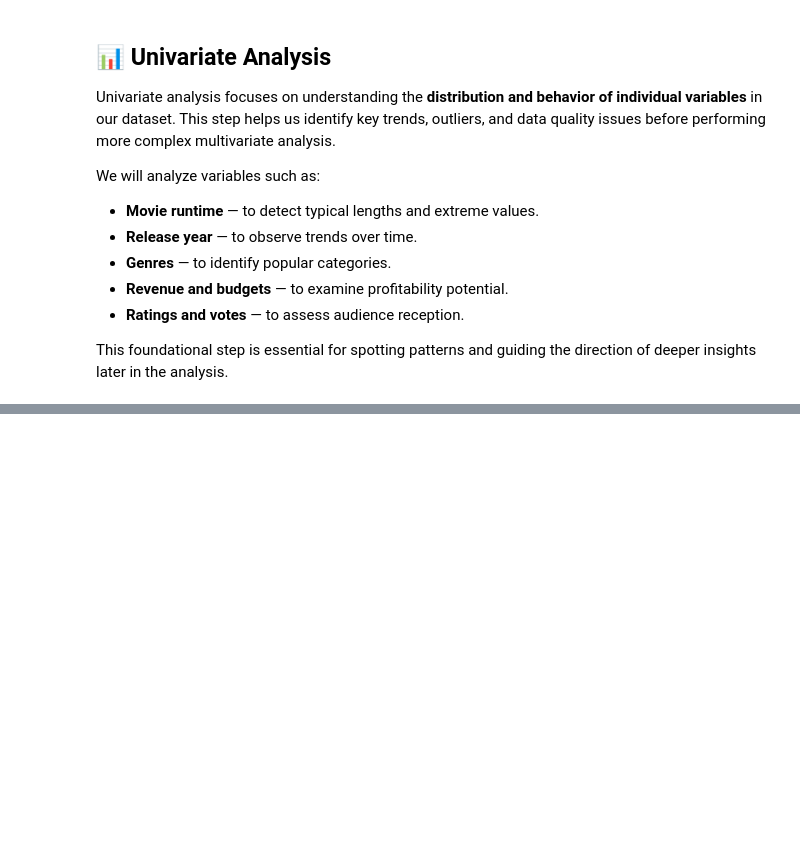
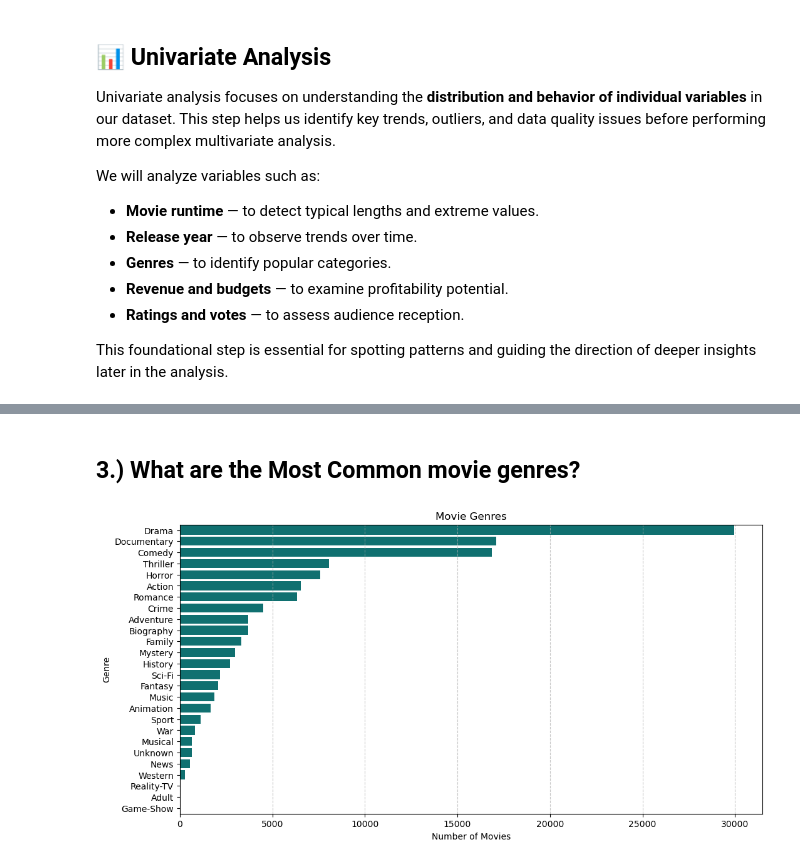
Before and after one commit to Arasirwa/stunning-computing-machine, a Jupyter notebook: notebooks/movie_analysis.ipynb, the cells around one changed output, grey strips where cells are left out. Drawn from its saved outputs; the diff is of its cells as text; code cells hidden in the pictures; blank space fills up the shorter version.

```diff
--- a/notebooks/movie_analysis.ipynb
+++ b/notebooks/movie_analysis.ipynb
@@ -1073,0 +1154,21 @@ This foundational step is essential for spotting patterns and guiding the direct
+# %% [markdown]
+## 3.) What are the Most Common movie genres?
+# %%
+df_genres = imdb_full.dropna(subset=['genres']).copy()
+
+df_genres['genres'] = df_genres['genres'].str.split(',')
+df_genres = df_genres.explode('genres')
+
+
+genre_counts = df_genres['genres'].value_counts().reset_index()
+genre_counts.columns = ['Genre', 'Count']
+
+plt.figure(figsize=(12,6))
+sns.barplot(data=genre_counts, x='Count', y='Genre', color='teal')
+plt.title('Movie Genres')
+plt.xlabel('Number of Movies')
+plt.ylabel('Genre')
+plt.grid(True, axis='x', linestyle='--', alpha=0.7)
+plt.show()
+# %% [output]
+[figure, added]
```
Also changed, not shown: parts of 23 cells of this notebook.
